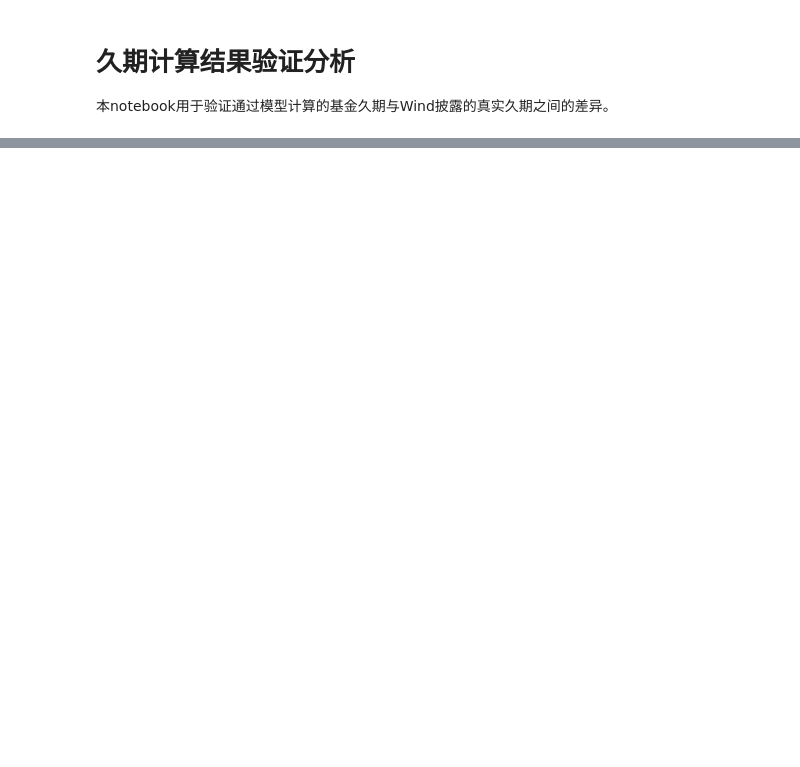
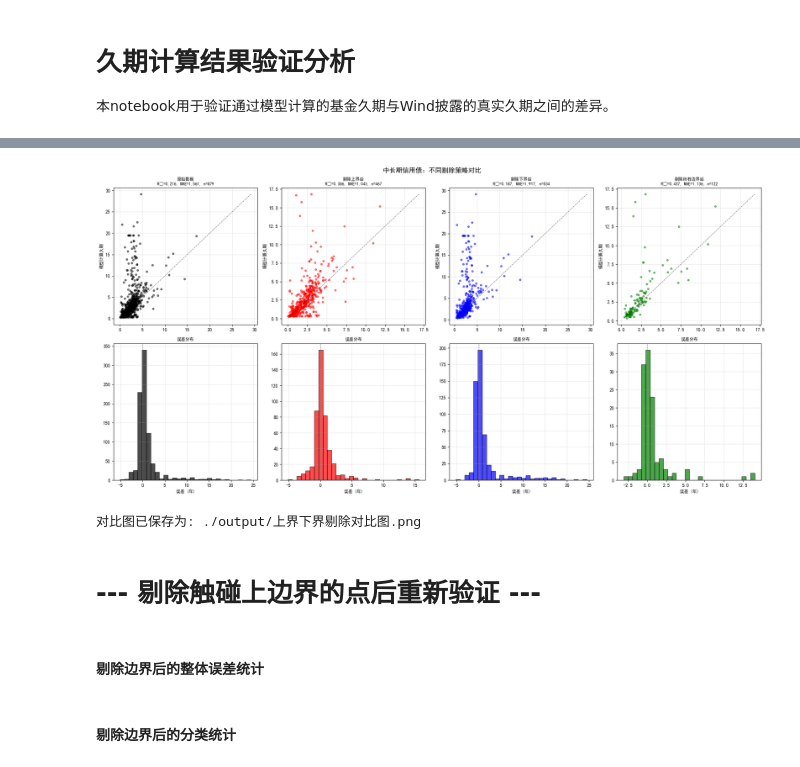
Before and after one commit to Zhong-Minghao/fund_duration, a Jupyter notebook: 久期验证分析.ipynb, the cells around one changed output, grey strips where cells are left out. Saved outputs shown, nothing was run; the diff lists cells and outputs as text; code cells hidden in the pictures; blank space fills up the shorter version.

```diff
--- a/久期验证分析.ipynb
+++ b/久期验证分析.ipynb
@@ -385,0 +386,5 @@ print("\n验证报告已保存为: ./output/验证报告.txt")
+# %%
+# 读取迭代日志，获取触发边界的基金列表
+import os
+
+log_file = './output/久期迭代日志_20251231.xlsx'
@@ -385,0 +542,59 @@ print("\n验证报告已保存为: ./output/验证报告.txt")
+# %%
+# 可视化对比：4种场景下的散点图
+fig, axes = plt.subplots(2, 4, figsize=(20, 10))
+
+scenarios = [
+    ('原始数据', valid_df, 'black'),
+    ('剔除上界后', valid_df_no_upper, 'red'),
+    ('剔除下界后', valid_df_no_lower, 'blue'),
+    ('剔除所有边界后', valid_df_no_boundary, 'green')
+]
+
+# 只展示中长期信用债作为示例（数量最多）
+fund_type, bond_type = 'medium_long', 'credit'
+fund_type_name = '中长期'
+bond_type_name = '信用债'
+
+for col, (scenario_name, scenario_df, color) in enumerate(scenarios):
+    mask = (scenario_df['fund_type'] == fund_type) & (scenario_df['bond_type'] == bond_type)
+    subset = scenario_df[mask]
+
+    for row in range(2):
+        ax = axes[row, col]
+
+        if row == 0:
+            # 散点图
+            if len(subset) > 0:
+                ax.scatter(subset['wind_duration'], subset['duration'], alpha=0.5, color=color, s=15)
+                min_val = min(subset['wind_duration'].min(), subset['duration'].min())
+                max_val = max(subset['wind_duration'].max(), subset['duration'].max())
+                ax.plot([min_val, max_val], [min_val, max_val], 'k--', lw=1, alpha=0.5)
+                correlation = np.corrcoef(subset['wind_duration'], subset['duration'])[0, 1]
+                r_squared = correlation ** 2
+                mae = subset['duration_error'].abs().mean()
+                ax.set_title(f'{scenario_name}\nR²={r_squared:.3f}, MAE={mae:.3f}, n={len(subset)}', fontsize=9)
+            ax.set_ylabel('模型计算久期', fontsize=9)
+        else:
+            # 误差分布
+            if len(subset) > 0:
+                ax.hist(subset['duration_error'], bins=30, edgecolor='black', alpha=0.7, color=color)
+                ax.axvline(0, color='gray', linestyle='--', lw=1)
+                ax.set_title(f'误差分布', fontsize=9)
+            ax.set_xlabel('误差 (年)', fontsize=9)
+
+        ax.grid(True, alpha=0.3)
+
+fig.suptitle(f'{fund_type_name}{bond_type_name}：不同剔除策略对比', fontsize=14, fontweight='bold')
+plt.tight_layout()
+plt.savefig('./output/上界下界剔除对比图.png', dpi=150, bbox_inches='tight')
+plt.show()
+print("对比图已保存为: ./output/上界下界剔除对比图.png")
+# %% [output]
+[figure, added]
+对比图已保存为: ./output/上界下界剔除对比图.png
+# %% [markdown]
+# --- 剔除触碰上边界的点后重新验证 ---
+# %% [markdown]
+#### 剔除边界后的整体误差统计
+# %% [markdown]
+#### 剔除边界后的分类统计
```
Also changed, not shown: parts of 24 cells of this notebook, 7 other files.
